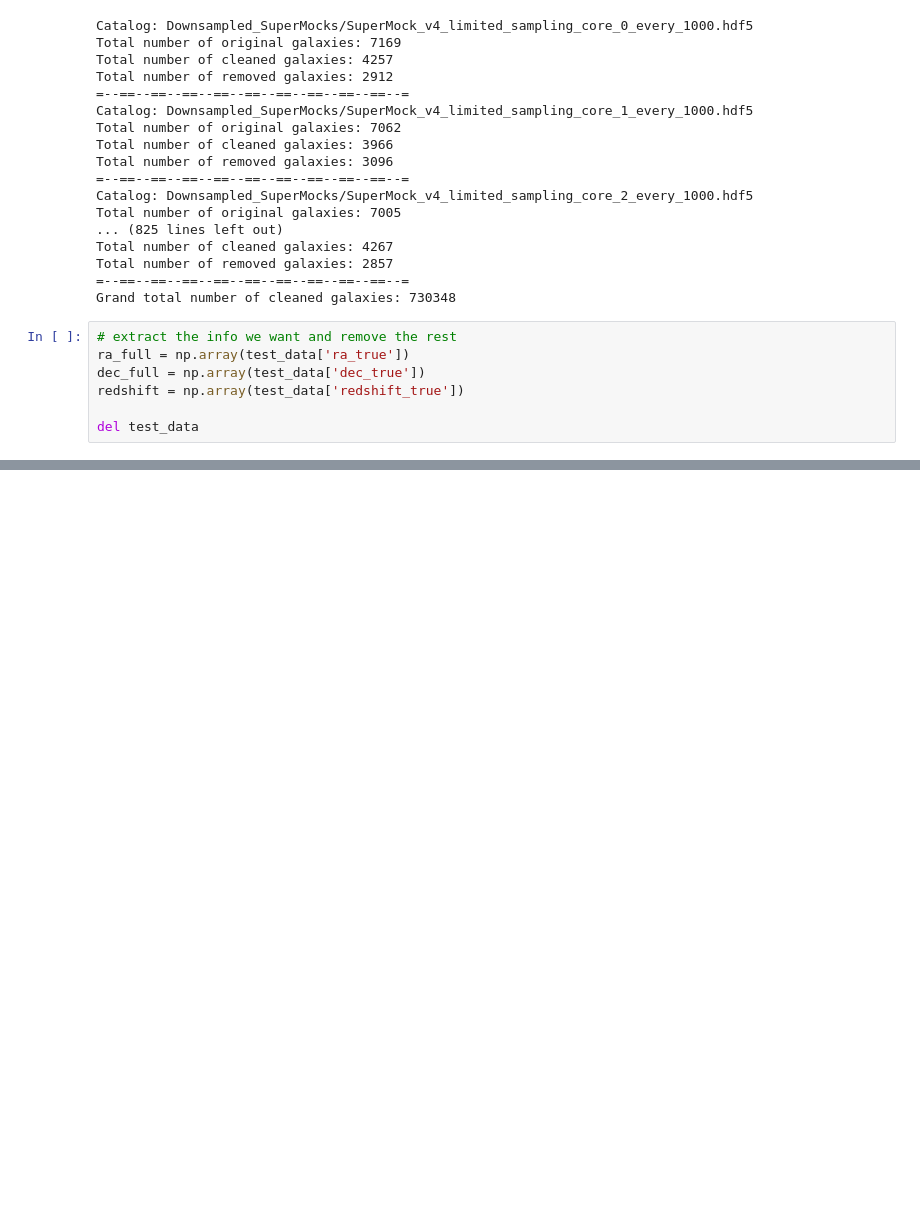
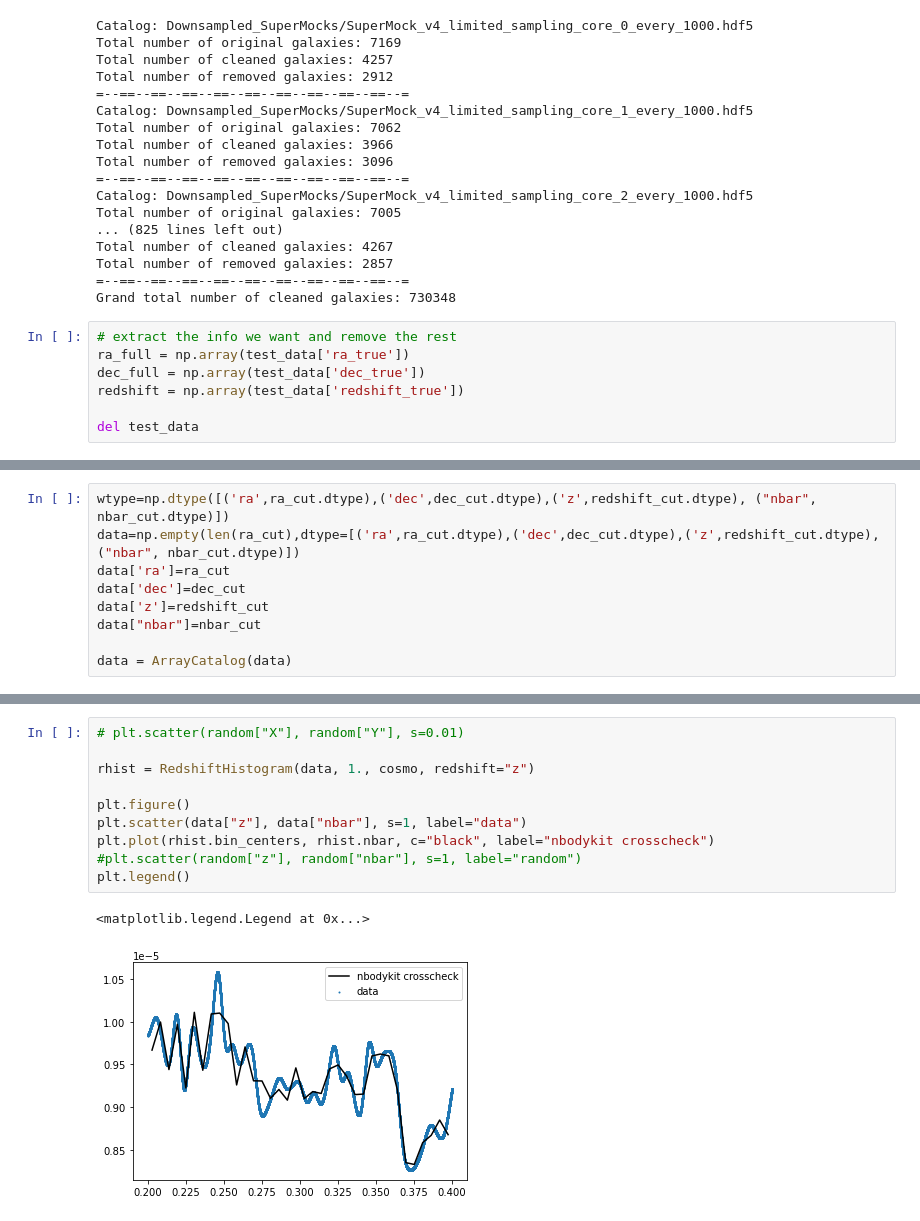
Before and after one commit to jadamo/spherex-lowk, a Jupyter notebook: lkl-testbed.ipynb, the cells around one changed output, grey strips where cells are left out. Cells and saved outputs as stored; diff of their text form; blank space fills up the shorter version.

```diff
--- a/lkl-testbed.ipynb
+++ b/lkl-testbed.ipynb
@@ -94,0 +186,9 @@ plt.show()
+# %%
+wtype=np.dtype([('ra',ra_cut.dtype),('dec',dec_cut.dtype),('z',redshift_cut.dtype), ("nbar", nbar_cut.dtype)])
+data=np.empty(len(ra_cut),dtype=[('ra',ra_cut.dtype),('dec',dec_cut.dtype),('z',redshift_cut.dtype), ("nbar", nbar_cut.dtype)])
+data['ra']=ra_cut
+data['dec']=dec_cut
+data['z']=redshift_cut
+data["nbar"]=nbar_cut
+
+data = ArrayCatalog(data)
@@ -94,0 +244,13 @@ plt.show()
+# %%
+# plt.scatter(random["X"], random["Y"], s=0.01)
+
+rhist = RedshiftHistogram(data, 1., cosmo, redshift="z")
+
+plt.figure()
+plt.scatter(data["z"], data["nbar"], s=1, label="data")
+plt.plot(rhist.bin_centers, rhist.nbar, c="black", label="nbodykit crosscheck")
+#plt.scatter(random["z"], random["nbar"], s=1, label="random")
+plt.legend()
+# %% [output]
+<matplotlib.legend.Legend at 0x...>
+[figure, added]
```
Also changed, not shown: parts of 16 cells of this notebook, 1 other file.
